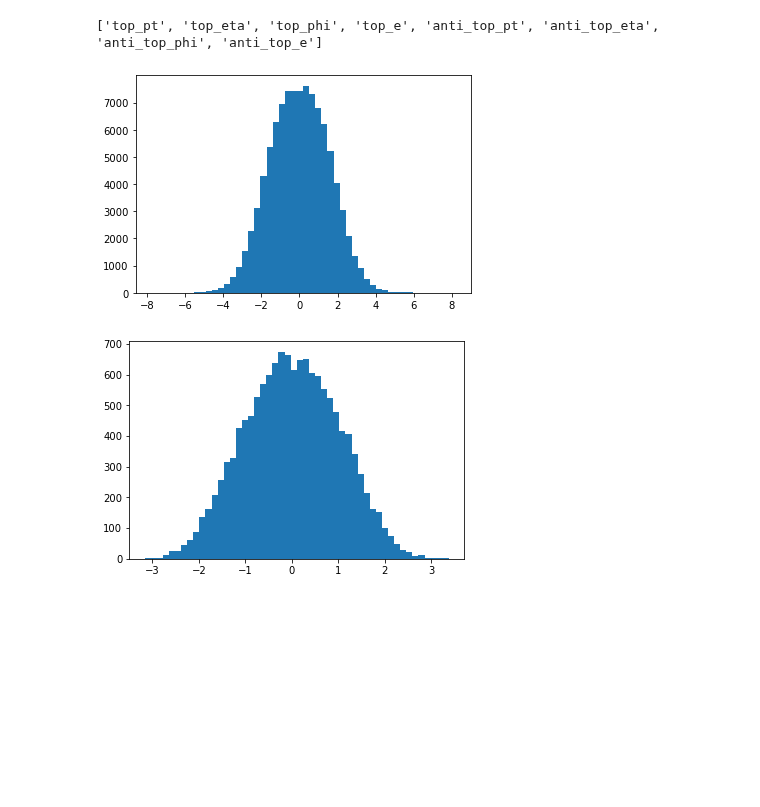
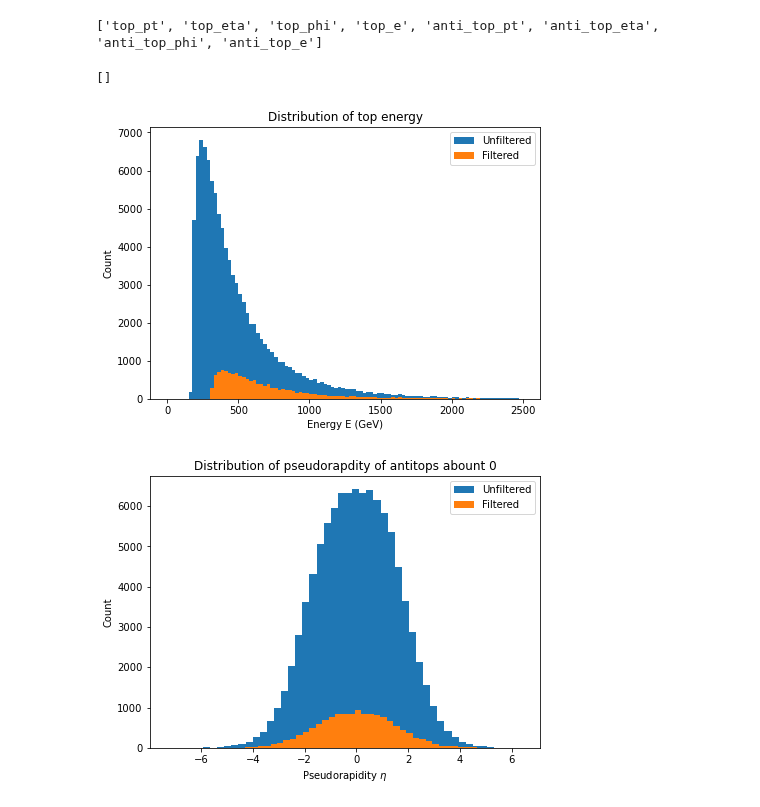
Before and after one commit to archiebrooks02/MPHYS-4Top, a Jupyter notebook: week_1.ipynb, the cells around one changed output. Saved outputs shown, nothing was run; the diff lists cells and outputs as text; code cells hidden in the pictures; blank space fills up the shorter version.

Commit message:
Completed intro tasks, graphs need work

```diff
--- a/week_1.ipynb
+++ b/week_1.ipynb
@@ -12,6 +12,20 @@ print(events['tree'].keys())
 tree = events['tree']
 
 for data in tree.iterate(['top_pt', 'top_eta', 'top_phi', 'top_e', 'anti_top_pt', 'anti_top_eta', 'anti_top_phi', 'anti_top_e']):
+
+    pt_mask_1 = data['top_pt'][:, 0] > 50
+    pt_mask_2 = data['top_pt'][:, 1] > 50
+
+    eta_mask_1 = (data['top_eta'][:, 0] > -2.4) & (data['top_eta'][:, 0] < 2.4)
+    eta_mask_2 = (data['top_eta'][:, 1] > -2.4) & (data['top_eta'][:, 1] < 2.4)
+
+    anti_pt_mask_1 = data['anti_top_pt'][:, 0] > 50
+    anti_pt_mask_2 = data['anti_top_pt'][:, 1] > 50
+
+    anti_eta_mask_1 = (data['anti_top_eta'][:, 0] > -2.4) & (data['anti_top_eta'][:, 0] < 2.4)
+    anti_eta_mask_2 = (data['anti_top_eta'][:, 1] > -2.4) & (data['anti_top_eta'][:, 1] < 2.4)
+
+    masks = pt_mask_1 & pt_mask_2 & eta_mask_1 & eta_mask_2 & anti_pt_mask_1 & anti_pt_mask_2 & anti_eta_mask_1 & anti_eta_mask_2
 
     top_pt = awkward.to_numpy(data['top_pt'])
     top_e = awkward.to_numpy(data['top_e'])
@@ -25,6 +39,25 @@ for data in tree.iterate(['top_pt', 'top_eta', 'top_phi', 'top_e', 'anti_top_pt'
     filtered_antitop_eta = antitop_eta[(top_pt[:, 0] >= 250) & (top_pt[:, 1] >= 250)]
 # %% [output]
 ['top_pt', 'top_eta', 'top_phi', 'top_e', 'anti_top_pt', 'anti_top_eta', 'anti_top_phi', 'anti_top_e']
+# %%
+tops = vector.zip({'pt':tree['top_pt'],'eta':tree['top_eta'],'phi':tree['top_phi'], 'mass':172.76})
+print(tops)
+# %% [output]
+[]
+# %%
+split_top_e = top_e.reshape(100000,1)
+split_filtered_top_e = filtered_top_e.reshape(13634,1)
+
+plt.figure(figsize=(7,5))
+plt.hist(split_top_e, bins=100, label = 'Unfiltered', range=(0,2500))
+plt.hist(split_filtered_top_e, bins=100, label = 'Filtered', range=(0,2500))
+plt.title("Distribution of top energy")
+plt.xlabel(r"Energy E (GeV)")
+plt.ylabel("Count")
+plt.legend()
+plt.show()
+# %% [output]
+[figure, added]
 # %%
 split_antitop_eta = antitop_eta.reshape(100000,1)
 split_filtered_antitop_eta = filtered_antitop_eta.reshape(13634,1)
@@ -34,12 +66,11 @@ split_filtered_top_eta = filtered_top_eta.reshape(13634,1)
-# %%
-plt.figure()
-plt.hist(split_top_eta, bins=50)
-plt.show()
-# %% [output]
-[figure, removed]
-# %%
-plt.figure()
-plt.hist(split_filtered_top_eta, bins=50)
-plt.show()
-# %% [output]
-[figure, removed]
+# %%
+plt.figure(figsize=(7,5))
+plt.hist(split_antitop_eta, bins=50, label = 'Unfiltered')
+plt.hist(split_filtered_antitop_eta, bins=50, label = 'Filtered')
+plt.title("Distribution of pseudorapdity of antitops abount 0")
+plt.xlabel(r"Pseudorapidity $\eta$")
+plt.ylabel("Count")
+plt.legend()
+plt.show()
+# %% [output]
+[figure, added]
```
Also changed, not shown: parts of 3 cells of this notebook.
